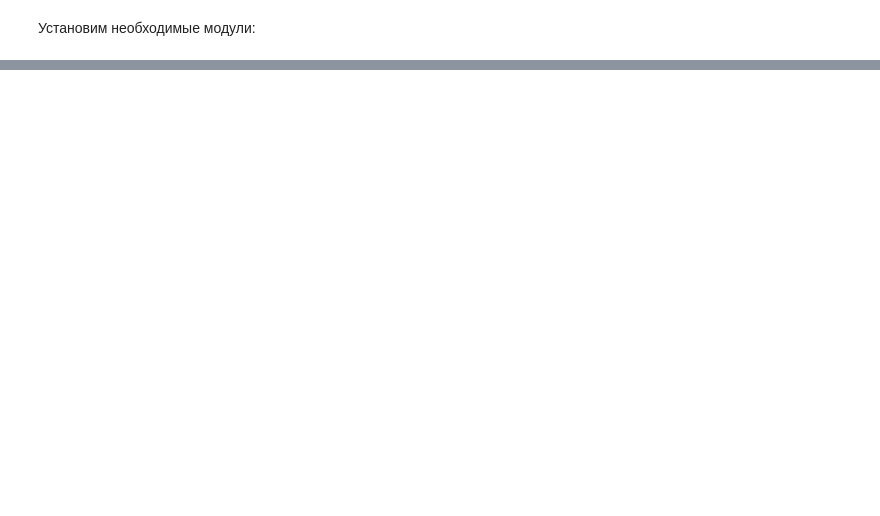
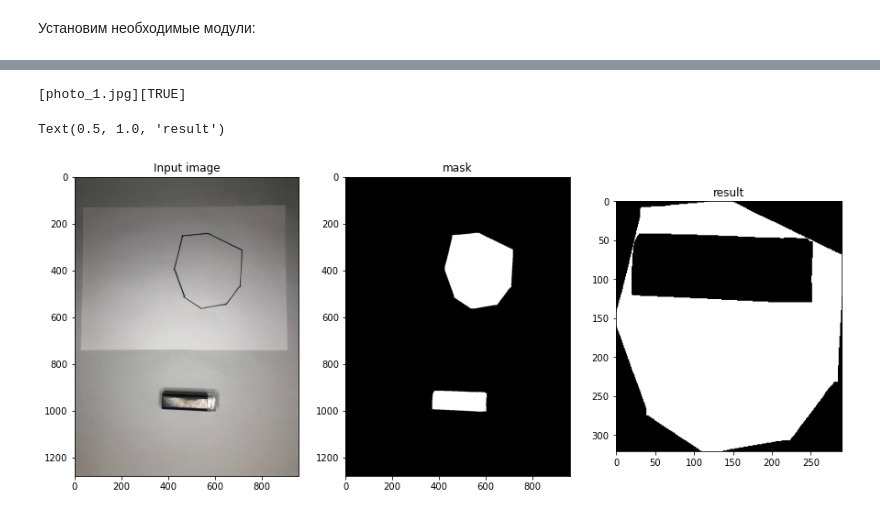
Before and after one commit to Ref434/Intellegent_Placer, a Jupyter notebook: intelligent_placer.ipynb, the cells around one changed output, grey strips where cells are left out. Saved outputs shown, nothing was run; the diff lists cells and outputs as text; code cells hidden in the pictures; blank space fills up the shorter version.

Commit message:
add check_image function

```diff
--- a/intelligent_placer.ipynb
+++ b/intelligent_placer.ipynb
@@ -100,0 +60,17 @@ The result of a successful placement all unput data: 0.7333333333333333
+# %%
+path = "photo_1.jpg"
+image = intelligent_placer.check_image(path)
+# %%
+print(f"[{image.name}][{image.result}]")
+
+fig, ax = plt.subplots(1, 3, figsize=(15, 6))
+ax[0].imshow(image.origin, cmap='gray')
+ax[0].set_title('Input image')
+ax[1].imshow(image.mask, cmap='gray')
+ax[1].set_title('mask')
+ax[2].imshow(image.polygon, cmap='gray')
+ax[2].set_title('result')
+# %% [output]
+[photo_1.jpg][TRUE]
+Text(0.5, 1.0, 'result')
+[figure, added]
```
Also changed, not shown: parts of 3 cells of this notebook, 6 other files.
